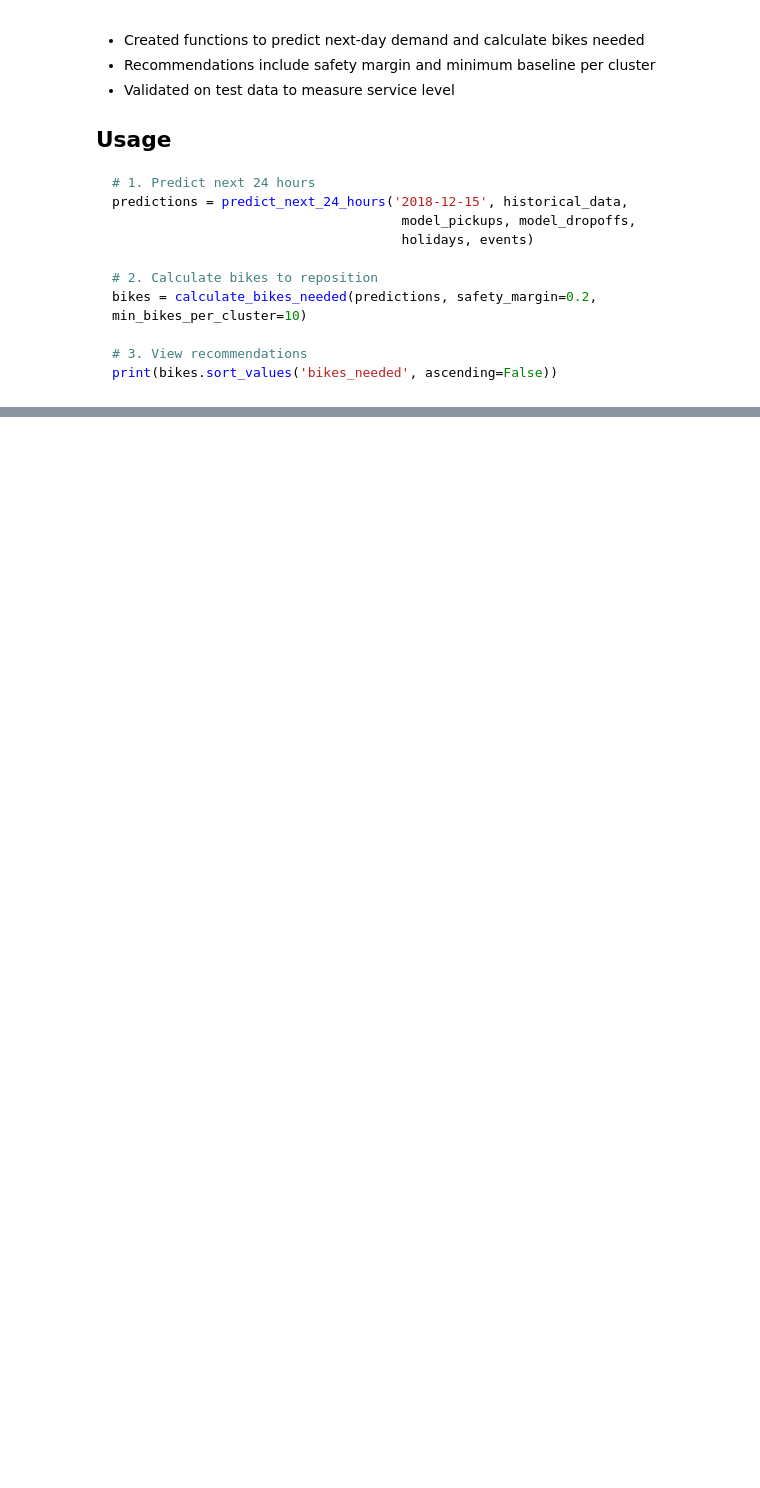
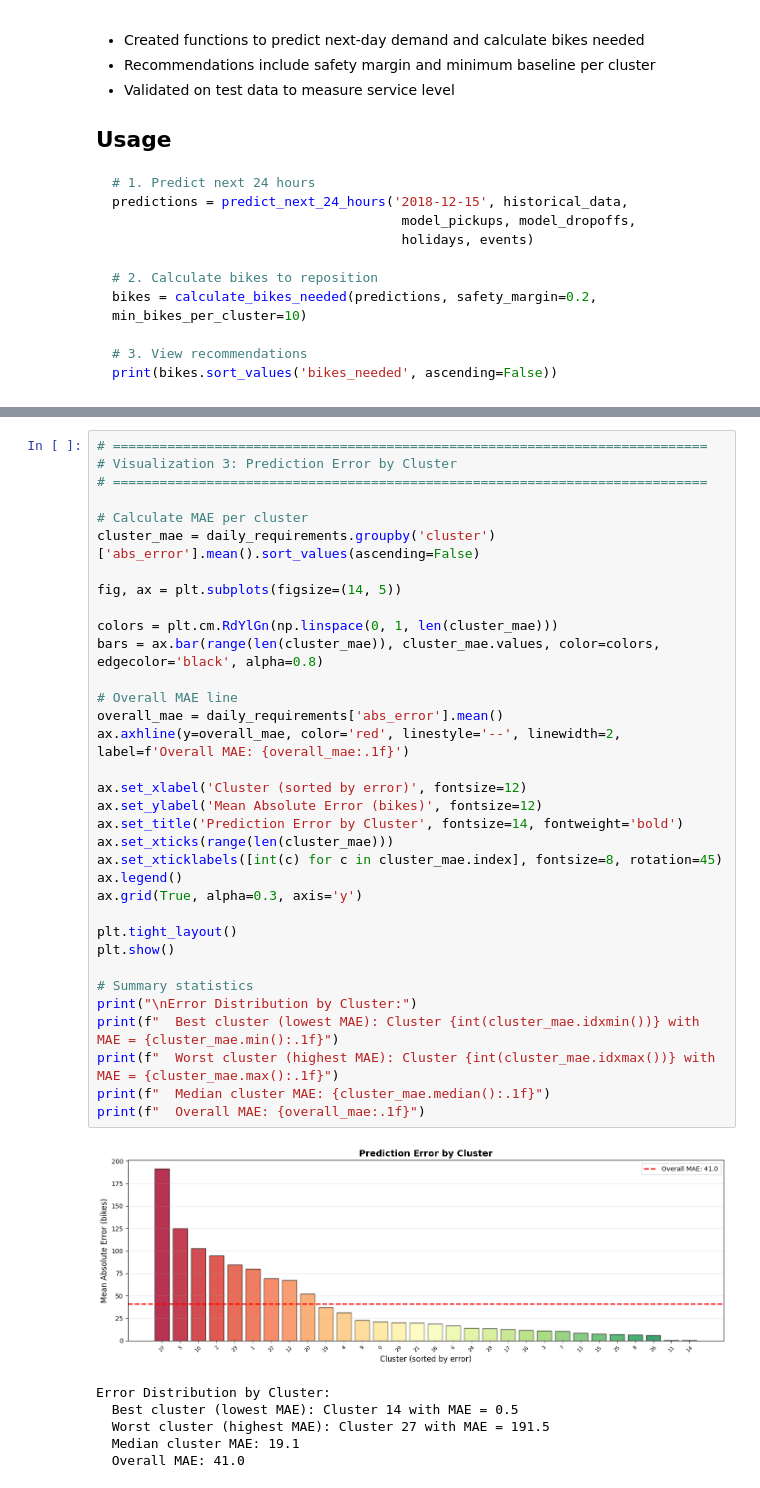
Before and after one commit to EstebanPerez99/Analysis-of-NY-Citi-Bike-stations, a Jupyter notebook: project_final.ipynb, the cells around one changed output, grey strips where cells are left out. Saved outputs shown, nothing was run; the diff lists cells and outputs as text; blank space fills up the shorter version.

```diff
--- a/project_final.ipynb
+++ b/project_final.ipynb
@@ -1113,0 +1286,41 @@ print(bikes.sort_values('bikes_needed', ascending=False))
+# %%
+# ============================================================================
+# Visualization 3: Prediction Error by Cluster
+# ============================================================================
+
+# Calculate MAE per cluster
+cluster_mae = daily_requirements.groupby('cluster')['abs_error'].mean().sort_values(ascending=False)
+
+fig, ax = plt.subplots(figsize=(14, 5))
+
+colors = plt.cm.RdYlGn(np.linspace(0, 1, len(cluster_mae)))
+bars = ax.bar(range(len(cluster_mae)), cluster_mae.values, color=colors, edgecolor='black', alpha=0.8)
+
+# Overall MAE line
+overall_mae = daily_requirements['abs_error'].mean()
+ax.axhline(y=overall_mae, color='red', linestyle='--', linewidth=2, label=f'Overall MAE: {overall_mae:.1f}')
+
+ax.set_xlabel('Cluster (sorted by error)', fontsize=12)
+ax.set_ylabel('Mean Absolute Error (bikes)', fontsize=12)
+ax.set_title('Prediction Error by Cluster', fontsize=14, fontweight='bold')
+ax.set_xticks(range(len(cluster_mae)))
+ax.set_xticklabels([int(c) for c in cluster_mae.index], fontsize=8, rotation=45)
+ax.legend()
+ax.grid(True, alpha=0.3, axis='y')
+
+plt.tight_layout()
+plt.show()
+
+# Summary statistics
+print("\nError Distribution by Cluster:")
+print(f"  Best cluster (lowest MAE): Cluster {int(cluster_mae.idxmin())} with MAE = {cluster_mae.min():.1f}")
+print(f"  Worst cluster (highest MAE): Cluster {int(cluster_mae.idxmax())} with MAE = {cluster_mae.max():.1f}")
+print(f"  Median cluster MAE: {cluster_mae.median():.1f}")
+print(f"  Overall MAE: {overall_mae:.1f}")
+# %% [output]
+[figure, added]
+Error Distribution by Cluster:
+  Best cluster (lowest MAE): Cluster 14 with MAE = 0.5
+  Worst cluster (highest MAE): Cluster 27 with MAE = 191.5
+  Median cluster MAE: 19.1
+  Overall MAE: 41.0
```
Also changed, not shown: parts of 11 cells of this notebook.
